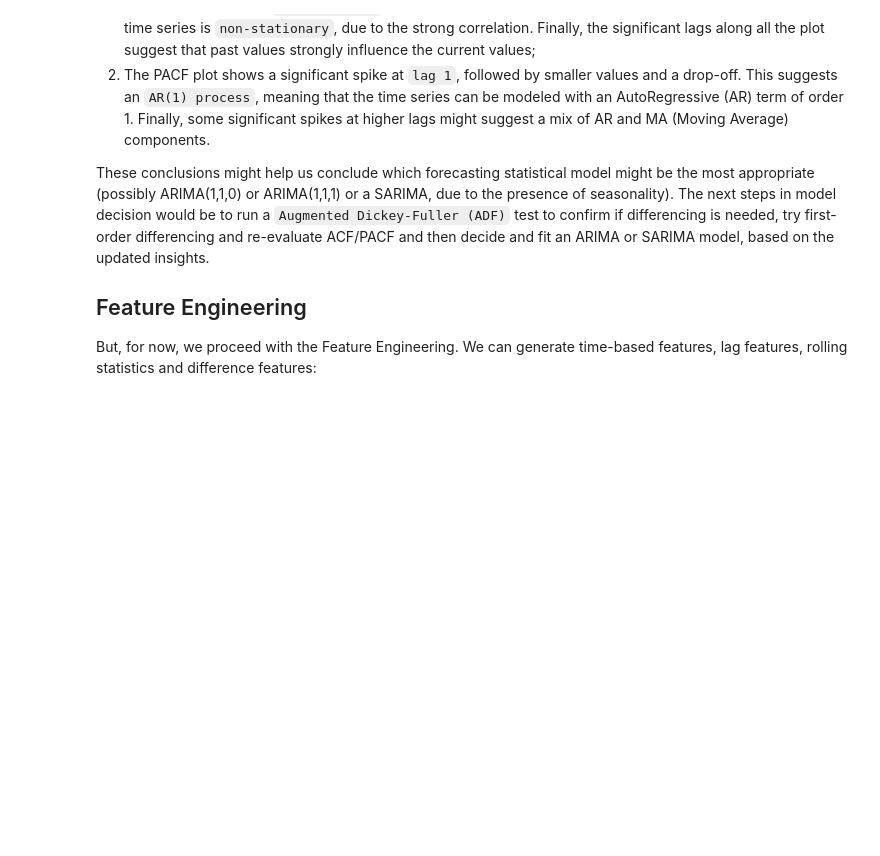
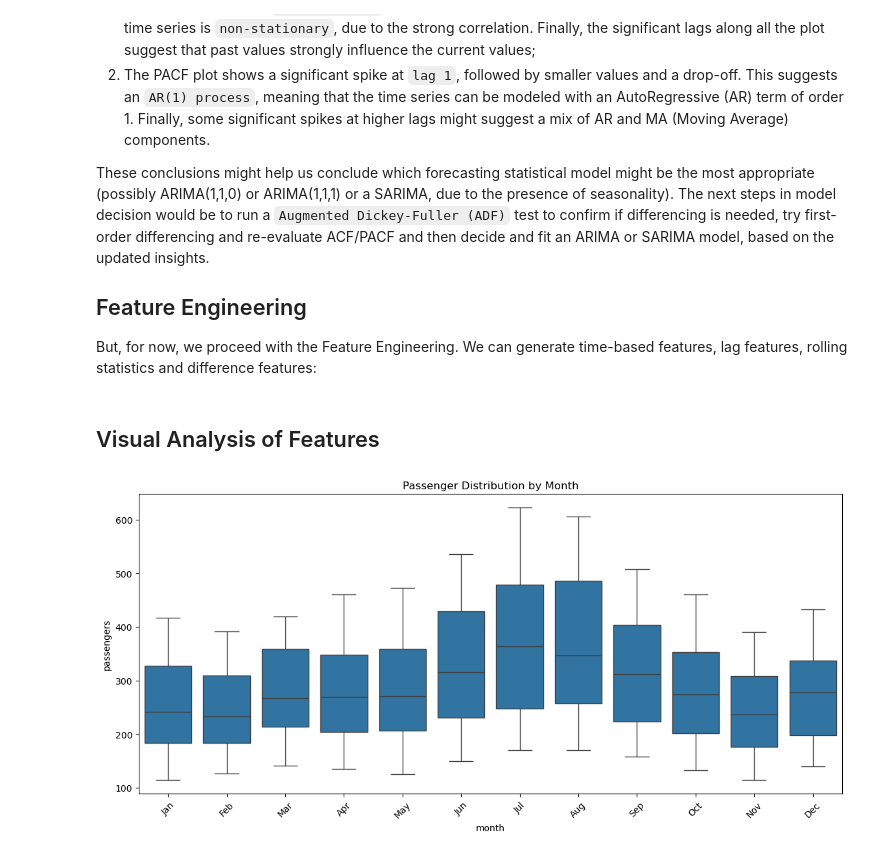
Before and after one commit to H0wl3r2001/EDA_FeatureEngineering, a Jupyter notebook: Full_EDA_FeatureEngineering/flightDataset_EDA.ipynb, the cells around one changed output. Drawn from its saved outputs; the diff is of its cells as text; code cells hidden in the pictures; blank space fills up the shorter version.

```diff
--- a/Full_EDA_FeatureEngineering/flightDataset_EDA.ipynb
+++ b/Full_EDA_FeatureEngineering/flightDataset_EDA.ipynb
@@ -130,3 +130,33 @@ These conclusions might help us conclude which forecasting statistical model mig
 ## Feature Engineering
 
 But, for now, we proceed with the Feature Engineering. We can generate time-based features, lag features, rolling statistics and difference features:
+# %%
+# Create time-based features
+flights['month_num'] = flights.index.month
+flights['quarter'] = flights.index.quarter
+flights['year'] = flights.index.year
+
+# Lag features
+flights['passengers_lag1'] = flights['passengers'].shift(1)
+flights['passengers_lag12'] = flights['passengers'].shift(12)
+
+# Rolling statistics
+flights['rolling_mean_12'] = flights['passengers'].rolling(window=12).mean()
+flights['rolling_std_12'] = flights['passengers'].rolling(window=12).std()
+
+# Difference features
+flights['passengers_diff1'] = flights['passengers'].diff(1)
+flights['passengers_diff12'] = flights['passengers'].diff(12)
+
+# Drop rows with NA from lag features
+flights.dropna(inplace=True)
+# %% [markdown]
+## Visual Analysis of Features
+# %%
+plt.figure(figsize=(14, 6))
+sns.boxplot(x='month', y='passengers', data=flights)
+plt.title('Passenger Distribution by Month')
+plt.xticks(rotation=45)
+plt.show()
+# %% [output]
+[figure, added]
```
Also changed, not shown: parts of 6 cells of this notebook.
